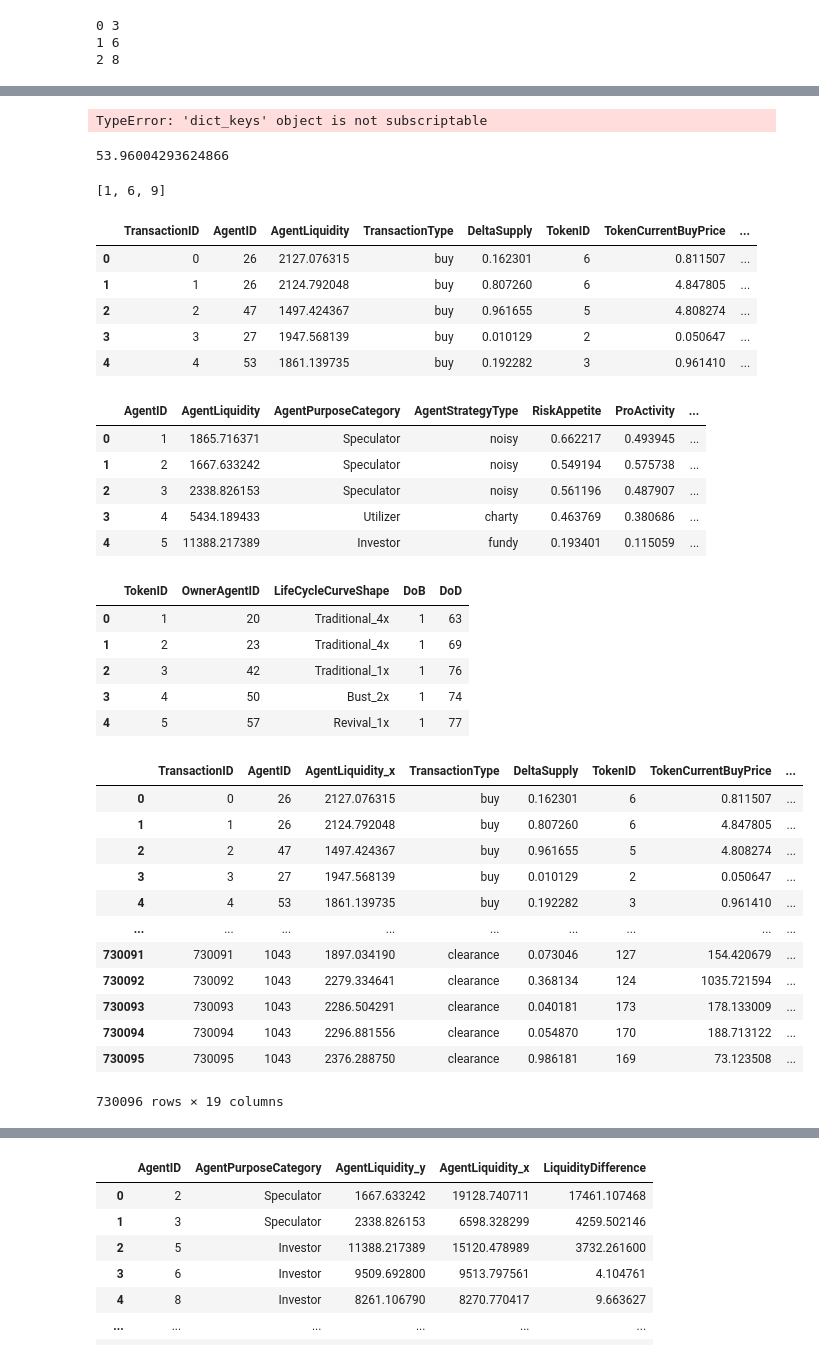
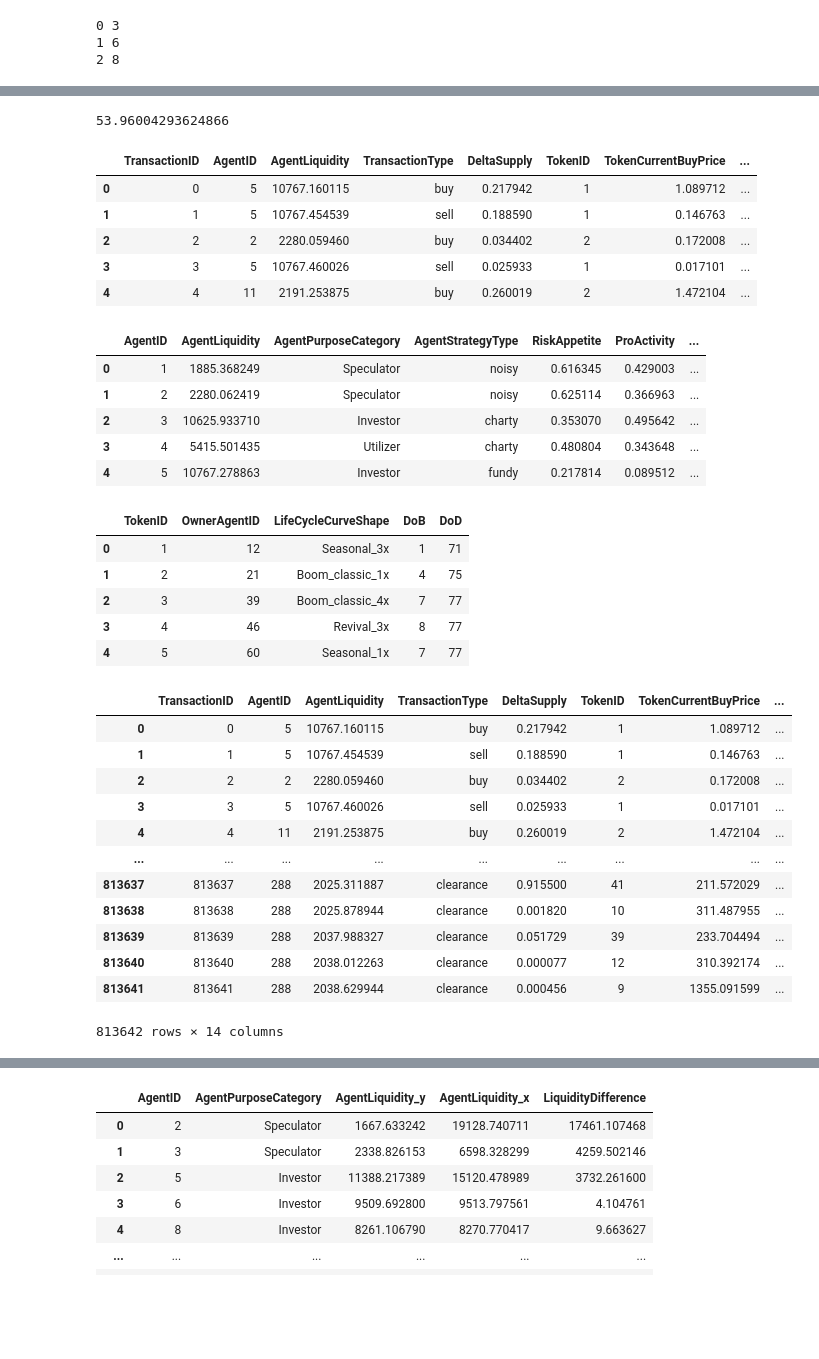
Before and after one commit to mansoorbalouch/TBC-Agent-Based-Simulation, a Jupyter notebook: Working_notebook.ipynb, the cells around one changed output, grey strips where cells are left out. Cells and saved outputs as stored; diff of their text form; code cells hidden in the pictures; blank space fills up the shorter version.

```diff
--- a/Working_notebook.ipynb
+++ b/Working_notebook.ipynb
@@ -24,17 +13,8 @@ dict_values([5, 8])
-# %%
-key = a.keys()
-a[key[1]]
-# %% [output]
-TypeError: 'dict_keys' object is not subscriptable
 # %%
 import numpy as np
 np.random.normal(60, 3)
 # %% [output]
 53.96004293624866
-# %%
-[idd for idd in [1,6,9]]
-# %% [output]
-[1, 6, 9]
 # %%
 import pandas as pd
 import matplotlib.pyplot as plt
@@ -42,10 +25,12 @@ import seaborn as sns
 # %%
-
 # Read the data from the file
 path = "/media/dataanalyticlab/Drive2/MANSOOR/DeFI-Agent/Code/Bonding-Curves/TBC-Agent-Based-Simulation/"
-transactions_file_path = path + 'Results/tbc_sim_linear_2000Agents_30Months_transactions_log.txt'
-agents_file_path = path + 'Results/MyAgents_2000.txt'
-tokens_file_path = path + 'Results/MyTokens_for_2000_Agents.txt'
+
+simulation_dir = "linear_TBC_500Agents_For_40Months"
+results_file_paths = glob.glob(f"{path}Results/{simulation_dir}/*")
+tokens_file_path = results_file_paths[0]
+agents_file_path = results_file_paths[1]
+transactions_file_path = results_file_paths[2]
 
 save_figures_path_path = path + "Figures/"
 bondingCurveType = "linear"
@@ -69,45 +54,45 @@ trans_df = pd.read_csv(transactions_file_path, sep=" ")
 trans_df.head()
 # %% [output]
 |  | TransactionID | AgentID | AgentLiquidity | TransactionType | DeltaSupply | TokenID | TokenCurrentBuyPrice | ... |
-| 0 | 0 | 26 | 2127.076315 | buy | 0.162301 | 6 | 0.811507 | ... |
-| 1 | 1 | 26 | 2124.792048 | buy | 0.807260 | 6 | 4.847805 | ... |
-| 2 | 2 | 47 | 1497.424367 | buy | 0.961655 | 5 | 4.808274 | ... |
-| 3 | 3 | 27 | 1947.568139 | buy | 0.010129 | 2 | 0.050647 | ... |
-| 4 | 4 | 53 | 1861.139735 | buy | 0.192282 | 3 | 0.961410 | ... |
+| 0 | 0 | 5 | 10767.160115 | buy | 0.217942 | 1 | 1.089712 | ... |
+| 1 | 1 | 5 | 10767.454539 | sell | 0.188590 | 1 | 0.146763 | ... |
+| 2 | 2 | 2 | 2280.059460 | buy | 0.034402 | 2 | 0.172008 | ... |
+| 3 | 3 | 5 | 10767.460026 | sell | 0.025933 | 1 | 0.017101 | ... |
+| 4 | 4 | 11 | 2191.253875 | buy | 0.260019 | 2 | 1.472104 | ... |
 # %%
 agents_df = pd.read_csv(agents_file_path, sep=" ")
 agents_df.head()
 # %% [output]
 |  | AgentID | AgentLiquidity | AgentPurposeCategory | AgentStrategyType | RiskAppetite | ProActivity | ... |
-| 0 | 1 | 1865.716371 | Speculator | noisy | 0.662217 | 0.493945 | ... |
-| 1 | 2 | 1667.633242 | Speculator | noisy | 0.549194 | 0.575738 | ... |
-| 2 | 3 | 2338.826153 | Speculator | noisy | 0.561196 | 0.487907 | ... |
-| 3 | 4 | 5434.189433 | Utilizer | charty | 0.463769 | 0.380686 | ... |
-| 4 | 5 | 11388.217389 | Investor | fundy | 0.193401 | 0.115059 | ... |
+| 0 | 1 | 1885.368249 | Speculator | noisy | 0.616345 | 0.429003 | ... |
+| 1 | 2 | 2280.062419 | Speculator | noisy | 0.625114 | 0.366963 | ... |
+| 2 | 3 | 10625.933710 | Investor | charty | 0.353070 | 0.495642 | ... |
+| 3 | 4 | 5415.501435 | Utilizer | charty | 0.480804 | 0.343648 | ... |
+| 4 | 5 | 10767.278863 | Investor | fundy | 0.217814 | 0.089512 | ... |
 # %%
 tokens_df = pd.read_csv(tokens_file_path, sep=" ")
 tokens_df.head()
 # %% [output]
 |  | TokenID | OwnerAgentID | LifeCycleCurveShape | DoB | DoD |
-| 0 | 1 | 20 | Traditional_4x | 1 | 63 |
-| 1 | 2 | 23 | Traditional_4x | 1 | 69 |
-| 2 | 3 | 42 | Traditional_1x | 1 | 76 |
-| 3 | 4 | 50 | Bust_2x | 1 | 74 |
-| 4 | 5 | 57 | Revival_1x | 1 | 77 |
+| 0 | 1 | 12 | Seasonal_3x | 1 | 71 |
+| 1 | 2 | 21 | Boom_classic_1x | 4 | 75 |
+| 2 | 3 | 39 | Boom_classic_4x | 7 | 77 |
+| 3 | 4 | 46 | Revival_3x | 8 | 77 |
+| 4 | 5 | 60 | Seasonal_1x | 7 | 77 |
 # %%
-a = trans_df.merge(agents_df,  on="AgentID", how="left")
+a = trans_df.merge(tokens_df,  on="TokenID", how="left")
 a
 # %% [output]
-|  | TransactionID | AgentID | AgentLiquidity_x | TransactionType | DeltaSupply | TokenID | TokenCurrentBuyPrice | ... |
-| 0 | 0 | 26 | 2127.076315 | buy | 0.162301 | 6 | 0.811507 | ... |
-| 1 | 1 | 26 | 2124.792048 | buy | 0.807260 | 6 | 4.847805 | ... |
-| 2 | 2 | 47 | 1497.424367 | buy | 0.961655 | 5 | 4.808274 | ... |
-| 3 | 3 | 27 | 1947.568139 | buy | 0.010129 | 2 | 0.050647 | ... |
-| 4 | 4 | 53 | 1861.139735 | buy | 0.192282 | 3 | 0.961410 | ... |
+|  | TransactionID | AgentID | AgentLiquidity | TransactionType | DeltaSupply | TokenID | TokenCurrentBuyPrice | ... |
+| 0 | 0 | 5 | 10767.160115 | buy | 0.217942 | 1 | 1.089712 | ... |
+| 1 | 1 | 5 | 10767.454539 | sell | 0.188590 | 1 | 0.146763 | ... |
+| 2 | 2 | 2 | 2280.059460 | buy | 0.034402 | 2 | 0.172008 | ... |
+| 3 | 3 | 5 | 10767.460026 | sell | 0.025933 | 1 | 0.017101 | ... |
+| 4 | 4 | 11 | 2191.253875 | buy | 0.260019 | 2 | 1.472104 | ... |
 | ... | ... | ... | ... | ... | ... | ... | ... | ... |
-| 730091 | 730091 | 1043 | 1897.034190 | clearance | 0.073046 | 127 | 154.420679 | ... |
-| 730092 | 730092 | 1043 | 2279.334641 | clearance | 0.368134 | 124 | 1035.721594 | ... |
-| 730093 | 730093 | 1043 | 2286.504291 | clearance | 0.040181 | 173 | 178.133009 | ... |
-| 730094 | 730094 | 1043 | 2296.881556 | clearance | 0.054870 | 170 | 188.713122 | ... |
-| 730095 | 730095 | 1043 | 2376.288750 | clearance | 0.986181 | 169 | 73.123508 | ... |
+| 813637 | 813637 | 288 | 2025.311887 | clearance | 0.915500 | 41 | 211.572029 | ... |
+| 813638 | 813638 | 288 | 2025.878944 | clearance | 0.001820 | 10 | 311.487955 | ... |
+| 813639 | 813639 | 288 | 2037.988327 | clearance | 0.051729 | 39 | 233.704494 | ... |
+| 813640 | 813640 | 288 | 2038.012263 | clearance | 0.000077 | 12 | 310.392174 | ... |
+| 813641 | 813641 | 288 | 2038.629944 | clearance | 0.000456 | 9 | 1355.091599 | ... |
-730096 rows × 19 columns
+813642 rows × 14 columns
```
Also changed, not shown: parts of 16 cells of this notebook, 2 other files.
